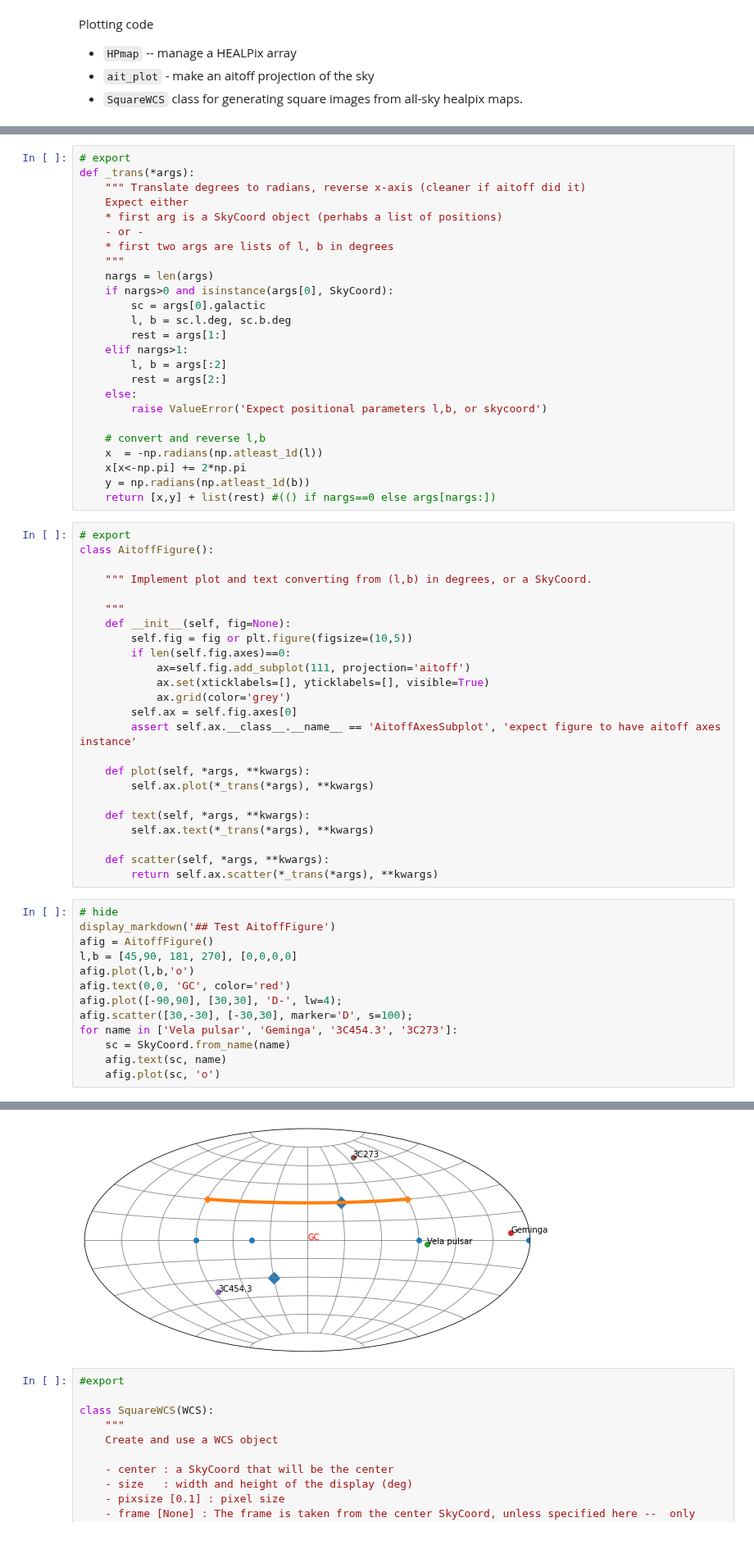
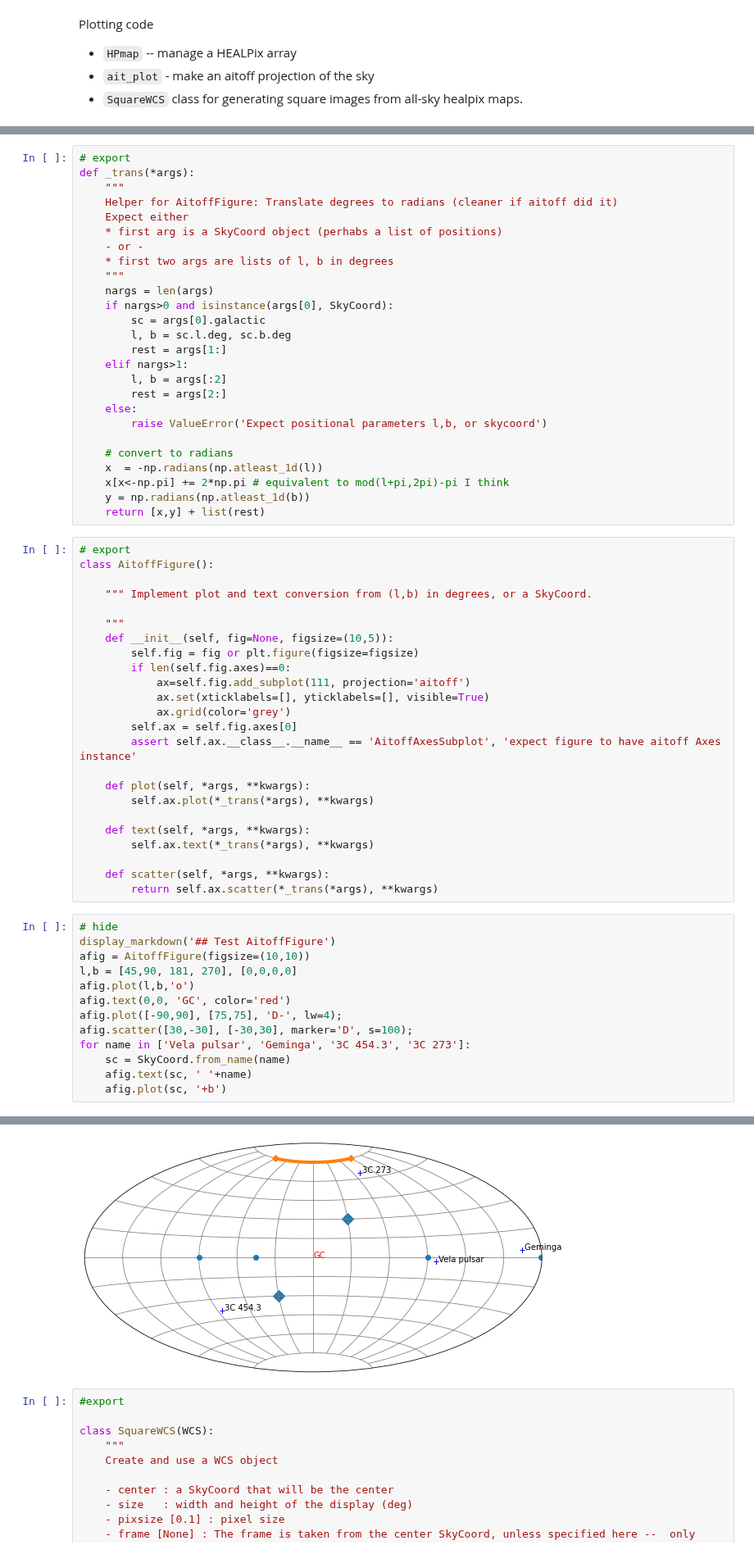
Before and after one commit to tburnett/wtlike, a Jupyter notebook: nbs/04_skymaps.ipynb, the cells around one changed output, grey strips where cells are left out. Shown at 82% size. Cells and saved outputs as stored; diff of their text form.

```diff
--- a/nbs/04_skymaps.ipynb
+++ b/nbs/04_skymaps.ipynb
@@ -42,7 +39,8 @@ valid = Config().valid;
 # %%
 # export
 def _trans(*args):
-    """ Translate degrees to radians, reverse x-axis (cleaner if aitoff did it)
+    """
+    Helper for AitoffFigure: Translate degrees to radians (cleaner if aitoff did it)
     Expect either
     * first arg is a SkyCoord object (perhabs a list of positions)
     - or -
@@ -59,26 +57,26 @@ def _trans(*args):
     else:
         raise ValueError('Expect positional parameters l,b, or skycoord')
 
-    # convert and reverse l,b
+    # convert to radians
     x  = -np.radians(np.atleast_1d(l))
-    x[x<-np.pi] += 2*np.pi
+    x[x<-np.pi] += 2*np.pi # equivalent to mod(l+pi,2pi)-pi I think
     y = np.radians(np.atleast_1d(b))
-    return [x,y] + list(rest) #(() if nargs==0 else args[nargs:])
+    return [x,y] + list(rest)
 # %%
 # export
 class AitoffFigure():
 
-    """ Implement plot and text converting from (l,b) in degrees, or a SkyCoord.
+    """ Implement plot and text conversion from (l,b) in degrees, or a SkyCoord.
 
     """
-    def __init__(self, fig=None):
-        self.fig = fig or plt.figure(figsize=(10,5))
+    def __init__(self, fig=None, figsize=(10,5)):
+        self.fig = fig or plt.figure(figsize=figsize)
         if len(self.fig.axes)==0:
             ax=self.fig.add_subplot(111, projection='aitoff')
             ax.set(xticklabels=[], yticklabels=[], visible=True)
             ax.grid(color='grey')
         self.ax = self.fig.axes[0]
-        assert self.ax.__class__.__name__ == 'AitoffAxesSubplot', 'expect figure to have aitoff axes instance'
+        assert self.ax.__class__.__name__ == 'AitoffAxesSubplot', 'expect figure to have aitoff Axes instance'
 
     def plot(self, *args, **kwargs):
         self.ax.plot(*_trans(*args), **kwargs)
@@ -91,19 +89,19 @@ class AitoffFigure():
 # %%
 # hide
 display_markdown('## Test AitoffFigure')
-afig = AitoffFigure()
+afig = AitoffFigure(figsize=(10,10))
 l,b = [45,90, 181, 270], [0,0,0,0]
 afig.plot(l,b,'o')
 afig.text(0,0, 'GC', color='red')
-afig.plot([-90,90], [30,30], 'D-', lw=4);
+afig.plot([-90,90], [75,75], 'D-', lw=4);
 afig.scatter([30,-30], [-30,30], marker='D', s=100);
-for name in ['Vela pulsar', 'Geminga', '3C454.3', '3C273']:
+for name in ['Vela pulsar', 'Geminga', '3C 454.3', '3C 273']:
     sc = SkyCoord.from_name(name)
-    afig.text(sc, name)
-    afig.plot(sc, 'o')
+    afig.text(sc, ' '+name)
+    afig.plot(sc, '+b')
 # %% [output]
 ## Test AitoffFigure
-[figure, old version]
+[figure, new version]
 # %%
 #export
 
```
Also changed, not shown: parts of 7 cells of this notebook, 10 other files.
